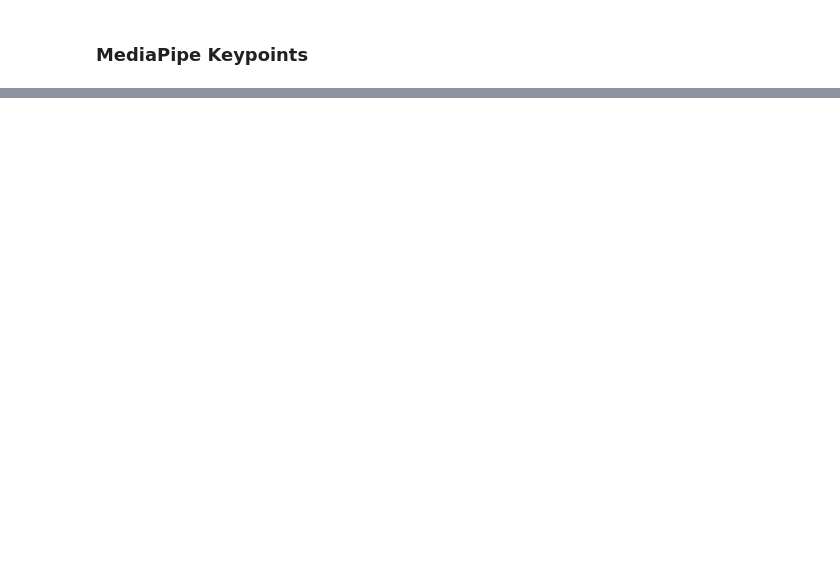
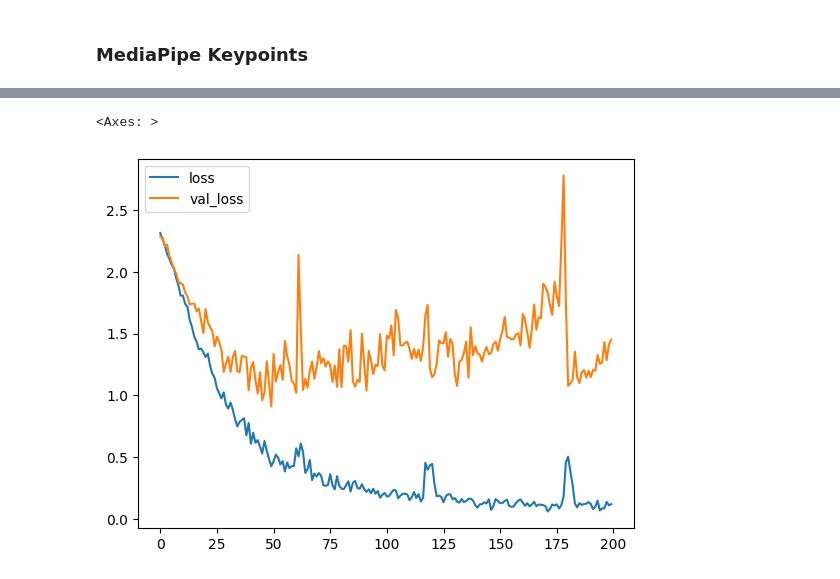
Before and after one commit to GauriR011/ASL-Detection-using-Deep-Learning, a Jupyter notebook: ASL_SLR1_(1) (1) (1).ipynb, the cells around one changed output, grey strips where cells are left out. Drawn from its saved outputs; the diff is of its cells as text; code cells hidden in the pictures; blank space fills up the shorter version.

```diff
--- a/ASL_SLR1_(1) (1) (1).ipynb
+++ b/ASL_SLR1_(1) (1) (1).ipynb
@@ -2160,0 +2711,19 @@ for action in finalVideoCount.keys():
+# %%
+# l2_reg = 0.001  # You can adjust this value as needed
+
+input_frames = Input(shape=(20, 2048))
+
+bilstm_output = Bidirectional(LSTM(64, return_sequences=True))(input_frames)
+bilstm_output = Bidirectional(LSTM(32, return_sequences=False))(bilstm_output)
+
+# Add L2 regularization to the dense layers
+# dense_layer = Dense(64, activation='relu', kernel_regularizer=l2(l2_reg))(bilstm_output)
+# dense_layer = Dense(32, activation='relu', kernel_regularizer=l2(l2_reg))(dense_layer)
+dense_layer = Dense(32, activation='relu')(bilstm_output)
+dense_layer = Dropout(0.35)(dense_layer)
+dense_layer = Dense(32, activation='relu')(dense_layer)
+dense_layer = Dropout(0.3)(dense_layer)
+
+output_layer = Dense(10, activation='softmax')(dense_layer)
+
+hybrid_model = Model(inputs=input_frames, outputs=output_layer)
@@ -2160,0 +2750,5 @@ for action in finalVideoCount.keys():
+# %%
+# Compile the model (you can customize the optimizer, loss, and metrics)
+hybrid_model.compile(optimizer=Adam(learning_rate=0.0001), loss='categorical_crossentropy', metrics=['accuracy'])
+# %%
+history1 = hybrid_model.fit(x, y, epochs=200, batch_size=16, validation_data=(X_val, y_val), callbacks = [checkpoint])
@@ -2160,0 +2831,7 @@ for action in finalVideoCount.keys():
+# %%
+metrics_df = pd.DataFrame(history1.history)
+# %%
+metrics_df[["loss","val_loss"]].plot()
+# %% [output]
+<Axes: >
+[figure, added]
```
Also changed, not shown: parts of 127 cells of this notebook.
